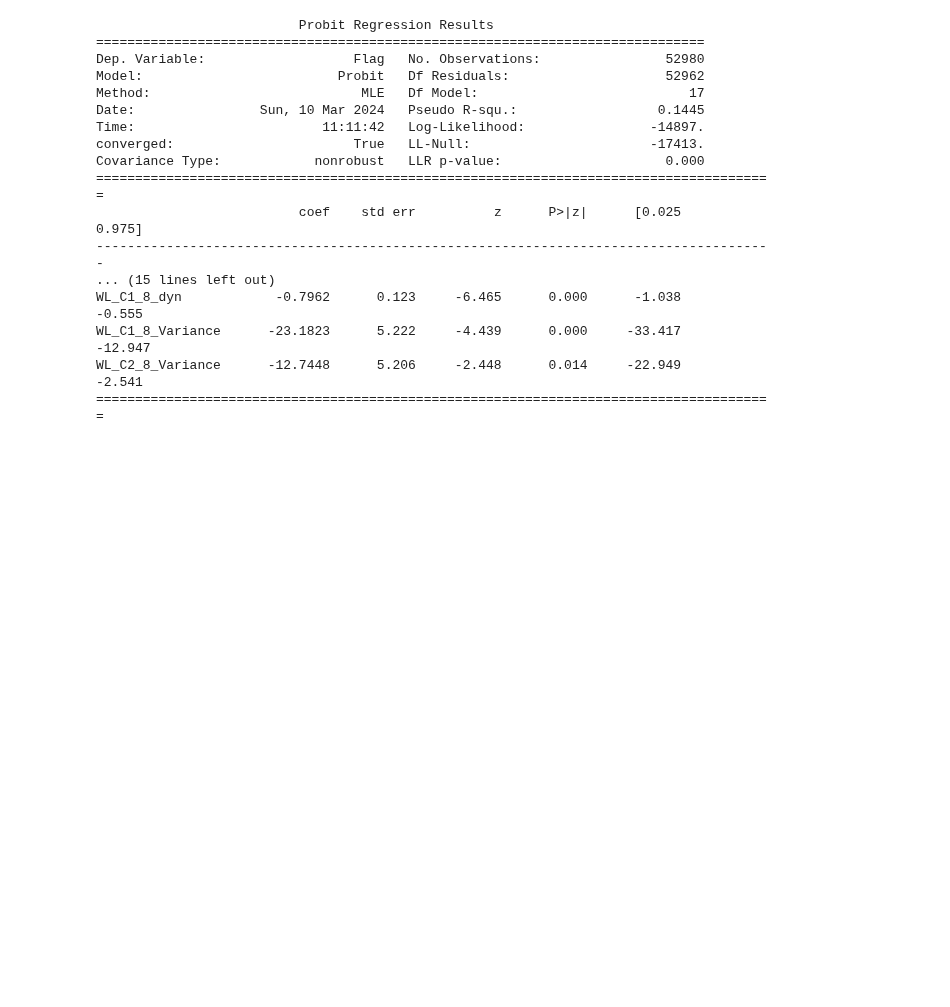
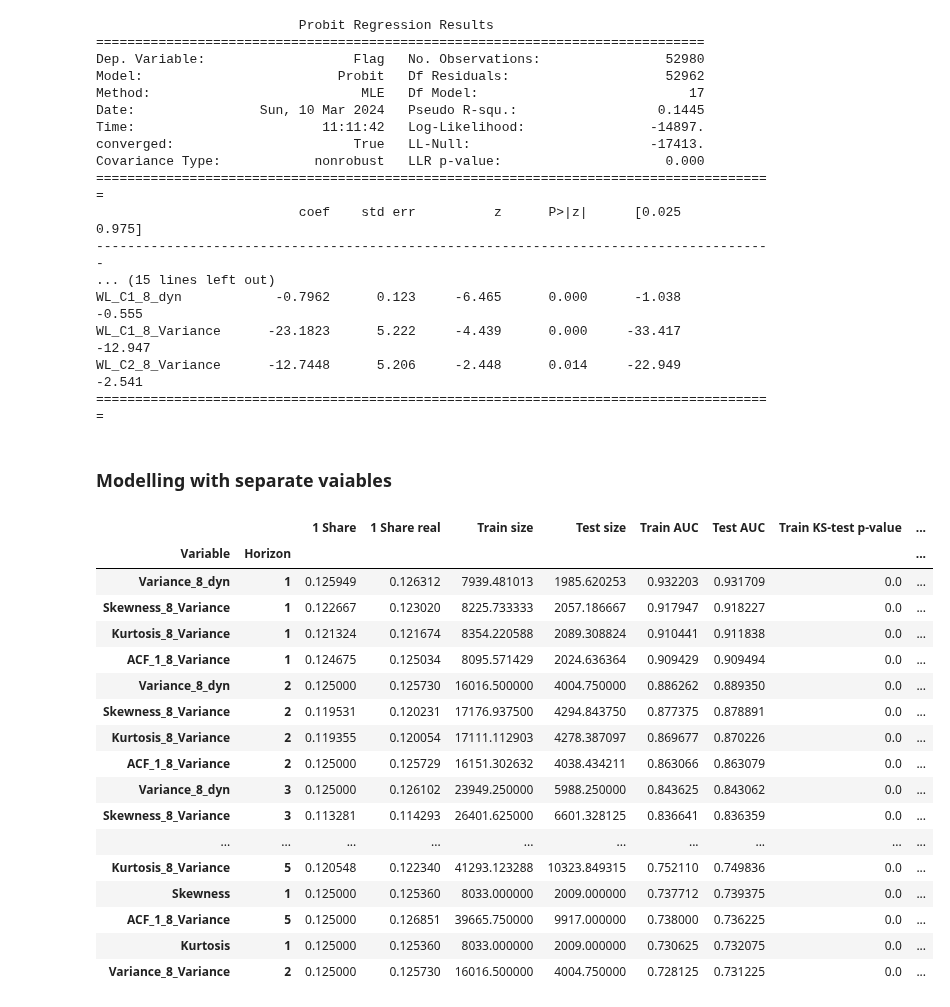
Before and after one commit to lebedevaale/early_warning_model, a Jupyter notebook: modelling.ipynb, the cells around one changed output. Drawn from its saved outputs; the diff is of its cells as text; code cells hidden in the pictures; blank space fills up the shorter version.

Commit message:
Added separated models for single variables

```diff
--- a/modelling.ipynb
+++ b/modelling.ipynb
@@ -267,3 +242,53 @@ WL_C1_8_dyn            -0.7962      0.123     -6.465      0.000      -1.038
 WL_C1_8_Variance      -23.1823      5.222     -4.439      0.000     -33.417     -12.947
 WL_C2_8_Variance      -12.7448      5.206     -2.448      0.014     -22.949      -2.541
 =======================================================================================
+# %% [markdown]
+### Modelling with separate vaiables
+# %%
+# Read dataset
+data_logdyn = pd.read_parquet('Data/final_dataset.parquet')
+
+# Choose binary target and other parameters
+target = 'Flag'
+horizons = list(range(1, 6))
+shares = np.linspace(0.05, 0.2, 4)
+states = list(range(0, 10000, 500))
+
+# Iterate over the chosen parameters and optimize classification models, then save all the results to the dataframe
+res_sep = fun.model(data_logdyn, target, horizons, shares, states, separate = True)
+res_sep['Const'] = res_sep['Coeffs'].apply(lambda x: x['const'])
+res_sep['Const_Pvalue'] = res_sep['Pvalues'].apply(lambda x: x['const'])
+coef = []
+coef_p = []
+for row in res_sep.itertuples():
+    coef.append(row.Coeffs[row.Variable])
+    coef_p.append(row.Pvalues[row.Variable])
+res_sep['Coef'] = coef
+res_sep['Coef_Pvalue'] = coef_p
+res_sep.drop(columns = ['Coeffs', 'Pvalues']).to_parquet('Data/params_mean.parquet')
+
+# Create pivot based on the horizon and 1 share parameters
+groups = ['Variable', 'Horizon']
+drops = ['State', 'Coeffs']
+res_sep_means = res_sep.groupby(groups)[res_sep.columns.drop(groups + drops)].mean()
+res_sep_means.to_parquet('Data/params_sep_mean.parquet')
+res_sep_means.sort_values('Test AUC', ascending = False).head(25)
+# %% [output]
+|  |  | 1 Share | 1 Share real | Train size | Test size | Train AUC | Test AUC | Train KS-test p-value | ... |
+| Variable | Horizon |  |  |  |  |  |  |  | ... |
+| Variance_8_dyn | 1 | 0.125949 | 0.126312 | 7939.481013 | 1985.620253 | 0.932203 | 0.931709 | 0.0 | ... |
+| Skewness_8_Variance | 1 | 0.122667 | 0.123020 | 8225.733333 | 2057.186667 | 0.917947 | 0.918227 | 0.0 | ... |
+| Kurtosis_8_Variance | 1 | 0.121324 | 0.121674 | 8354.220588 | 2089.308824 | 0.910441 | 0.911838 | 0.0 | ... |
+| ACF_1_8_Variance | 1 | 0.124675 | 0.125034 | 8095.571429 | 2024.636364 | 0.909429 | 0.909494 | 0.0 | ... |
+| Variance_8_dyn | 2 | 0.125000 | 0.125730 | 16016.500000 | 4004.750000 | 0.886262 | 0.889350 | 0.0 | ... |
+| Skewness_8_Variance | 2 | 0.119531 | 0.120231 | 17176.937500 | 4294.843750 | 0.877375 | 0.878891 | 0.0 | ... |
+| Kurtosis_8_Variance | 2 | 0.119355 | 0.120054 | 17111.112903 | 4278.387097 | 0.869677 | 0.870226 | 0.0 | ... |
+| ACF_1_8_Variance | 2 | 0.125000 | 0.125729 | 16151.302632 | 4038.434211 | 0.863066 | 0.863079 | 0.0 | ... |
+| Variance_8_dyn | 3 | 0.125000 | 0.126102 | 23949.250000 | 5988.250000 | 0.843625 | 0.843062 | 0.0 | ... |
+| Skewness_8_Variance | 3 | 0.113281 | 0.114293 | 26401.625000 | 6601.328125 | 0.836641 | 0.836359 | 0.0 | ... |
+| ... | ... | ... | ... | ... | ... | ... | ... | ... | ... |
+| Kurtosis_8_Variance | 5 | 0.120548 | 0.122340 | 41293.123288 | 10323.849315 | 0.752110 | 0.749836 | 0.0 | ... |
+| Skewness | 1 | 0.125000 | 0.125360 | 8033.000000 | 2009.000000 | 0.737712 | 0.739375 | 0.0 | ... |
+| ACF_1_8_Variance | 5 | 0.125000 | 0.126851 | 39665.750000 | 9917.000000 | 0.738000 | 0.736225 | 0.0 | ... |
+| Kurtosis | 1 | 0.125000 | 0.125360 | 8033.000000 | 2009.000000 | 0.730625 | 0.732075 | 0.0 | ... |
+| Variance_8_Variance | 2 | 0.125000 | 0.125730 | 16016.500000 | 4004.750000 | 0.728125 | 0.731225 | 0.0 | ... |
```
Also changed, not shown: parts of 9 cells of this notebook, 4 other files.
